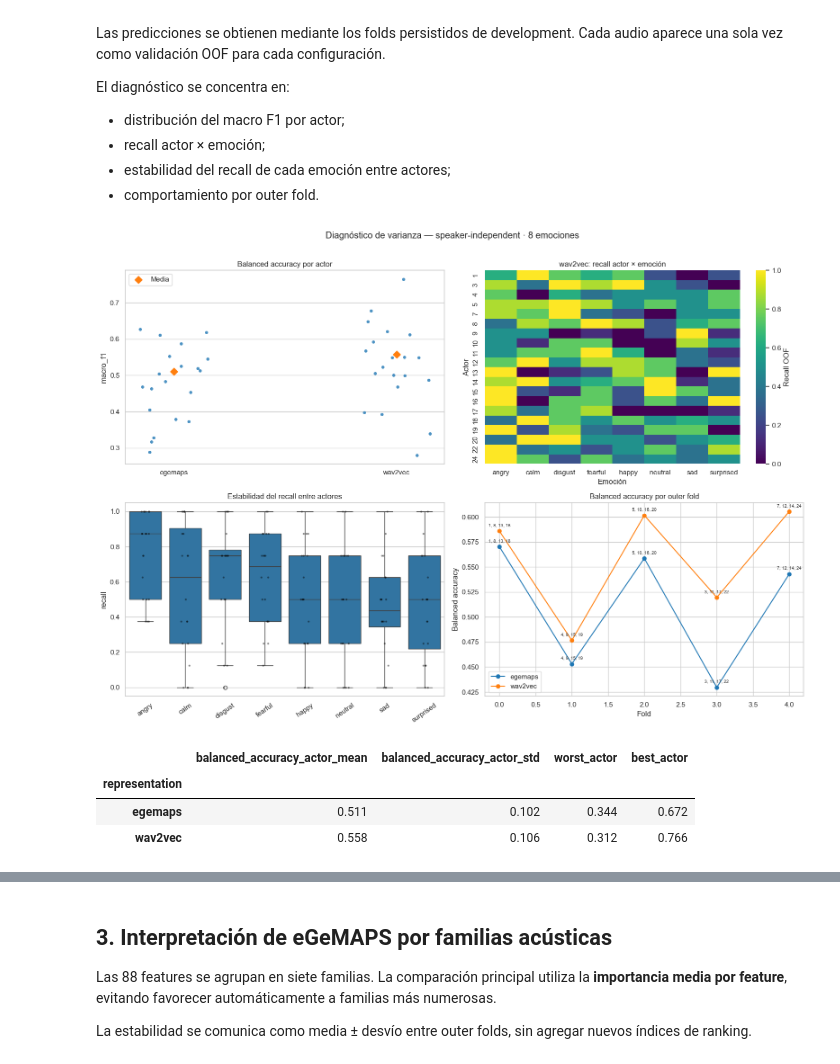
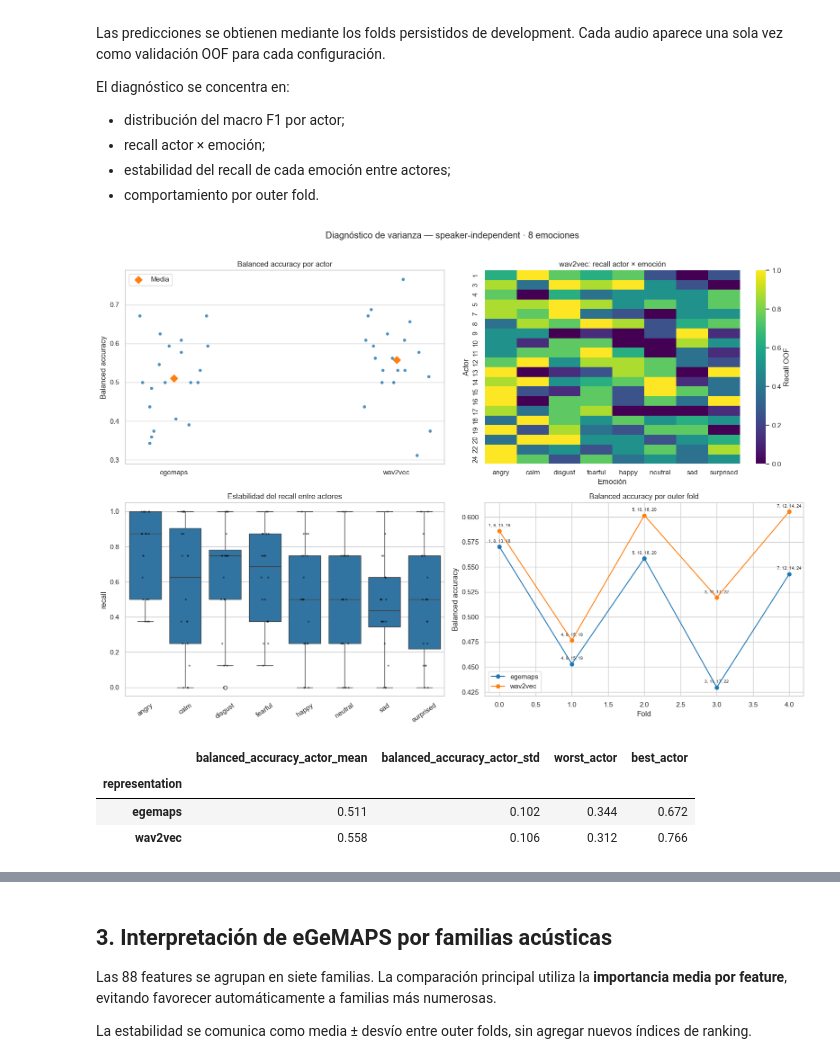
Before and after one commit to FrancoSandri/Speech_Emotion_Recognition, a Jupyter notebook: notebooks/03b_diagnostics_interpretability_projection.ipynb, the cells around one changed output, grey strips where cells are left out. Saved outputs shown, nothing was run; the diff lists cells and outputs as text; code cells hidden in the pictures.

```diff
--- a/notebooks/03b_diagnostics_interpretability_projection.ipynb
+++ b/notebooks/03b_diagnostics_interpretability_projection.ipynb
@@ -311,7 +311,7 @@ else:
     sns.stripplot(
         data=actor_metrics,
         x="representation",
-        y="macro_f1",
+        y="balanced_accuracy",
         jitter=0.16,
         alpha=0.8,
         ax=axes[0, 0],
@@ -320,6 +320,7 @@ else:
     axes[0, 0].scatter(range(len(means)), means.values, marker="D", s=70, label="Media")
     axes[0, 0].set_title("Balanced accuracy por actor")
     axes[0, 0].set_xlabel("")
+    axes[0, 0].set_ylabel("Balanced accuracy")
     axes[0, 0].legend()
 
     primary_matrix = (
@@ -367,34 +368,34 @@ else:
         for _, row in group.iterrows():
             axes[1, 1].annotate(
                 row.get("validation_actors", ""),
                 (row["fold"], row["balanced_accuracy"]),
                 textcoords="offset points",
                 xytext=(0, 7),
                 ha="center",
                 fontsize=7,
             )
     axes[1, 1].set_title("Balanced accuracy por outer fold")
     axes[1, 1].set_xlabel("Fold")
     axes[1, 1].set_ylabel("Balanced accuracy")
     axes[1, 1].legend()
 
     fig.suptitle("Diagnóstico de varianza — speaker-independent · 8 emociones", y=1.01)
     plt.tight_layout()
     plt.show()
 
     compact = (
         actor_metrics.groupby("representation", observed=True)
         .agg(
             balanced_accuracy_actor_mean=("balanced_accuracy", "mean"),
             balanced_accuracy_actor_std=("balanced_accuracy", "std"),
             worst_actor=("balanced_accuracy", "min"),
             best_actor=("balanced_accuracy", "max"),
         )
         .round(3)
     )
     display(compact)
 # %% [output]
-[figure, old version]
+[figure, new version]
 |  | balanced_accuracy_actor_mean | balanced_accuracy_actor_std | worst_actor | best_actor |
 | representation |  |  |  |  |
 | egemaps | 0.511 | 0.102 | 0.344 | 0.672 |
```
Also changed, not shown: parts of 8 cells of this notebook, 10 other files.
